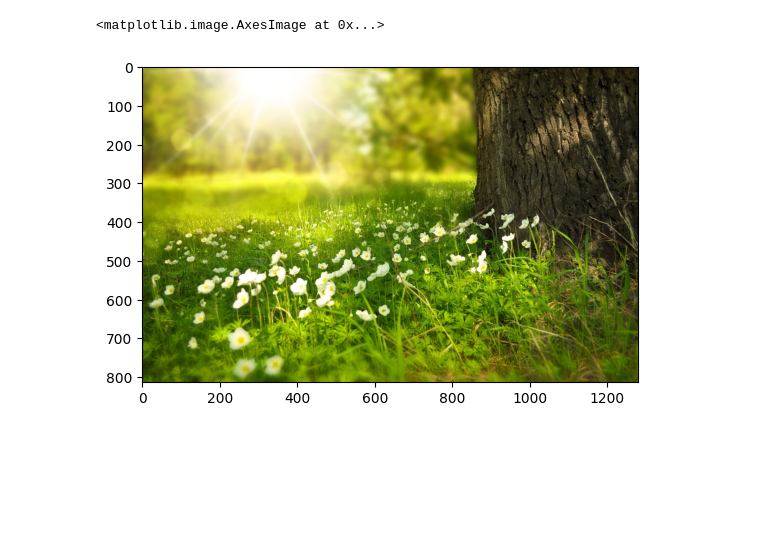
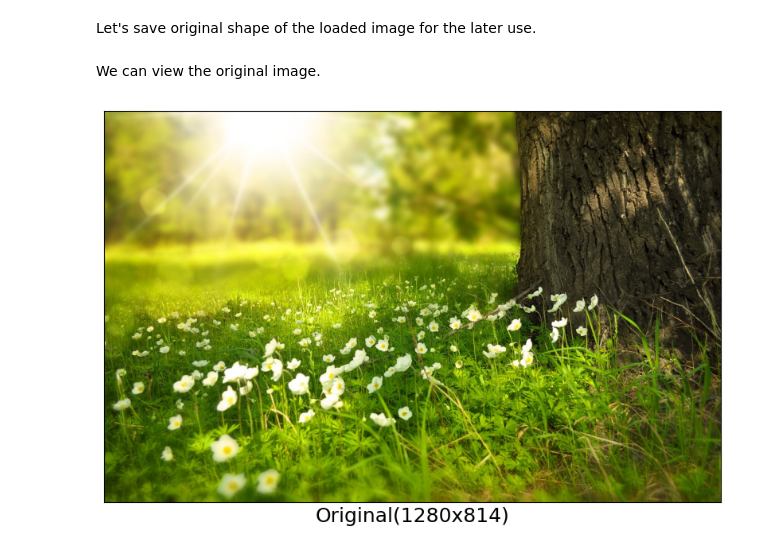
Before and after one commit to singh-jagjot/K-means-Clustering-From-Scratch, a Jupyter notebook: image_compression_kmeans.ipynb, the cells around one changed output. Saved outputs shown, nothing was run; the diff lists cells and outputs as text; code cells hidden in the pictures; blank space fills up the shorter version.

```diff
--- a/image_compression_kmeans.ipynb
+++ b/image_compression_kmeans.ipynb
@@ -14,10 +20,22 @@ FILE = "flowers.jpg"
 # FILE = "rose.jpg"
 with Image.open(FILE) as im:
     im.load()
+
+img = np.asarray(im)
+# %% [markdown]
+Let's save original shape of the loaded image for the later use.
 # %%
-im = np.asarray(im)
-orig_shape = im.shape
-plt.imshow(im)
+orig_shape = img.shape
-# %% [output]
-<matplotlib.image.AxesImage at 0x...>
-[figure, removed]
+# %% [markdown]
+We can view the original image.
+# %%
+def show_image(img: np.ndarray):
+    fig, ax = plt.subplots(figsize=(10, 8))
+    ax.set_xlabel("Original({}x{})".format(img.shape[1],img.shape[0]), fontsize=18)
+    ax.set_xticks([])
+    ax.set_yticks([])
+    plt.imshow(img)
+
+show_image(img)
+# %% [output]
+[figure, added]
```
Also changed, not shown: parts of 15 cells of this notebook, 1 other file.
